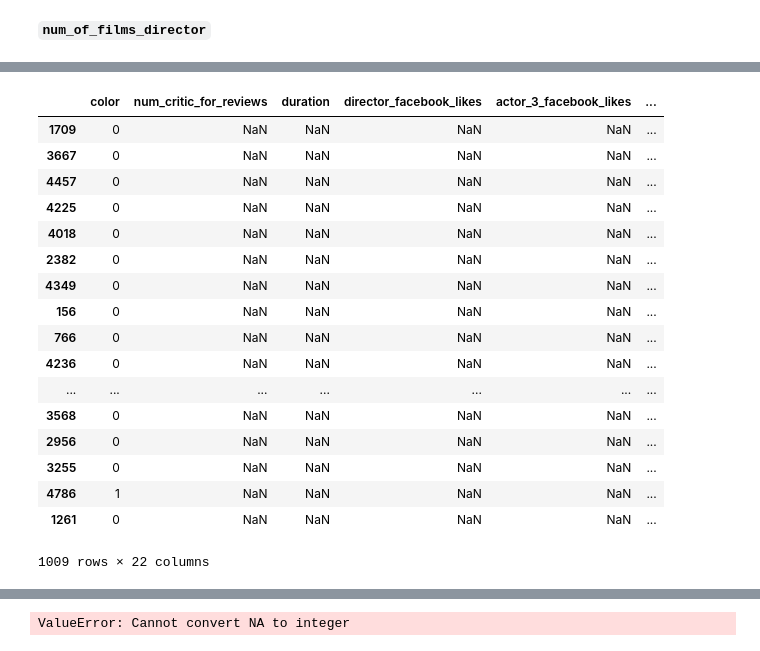
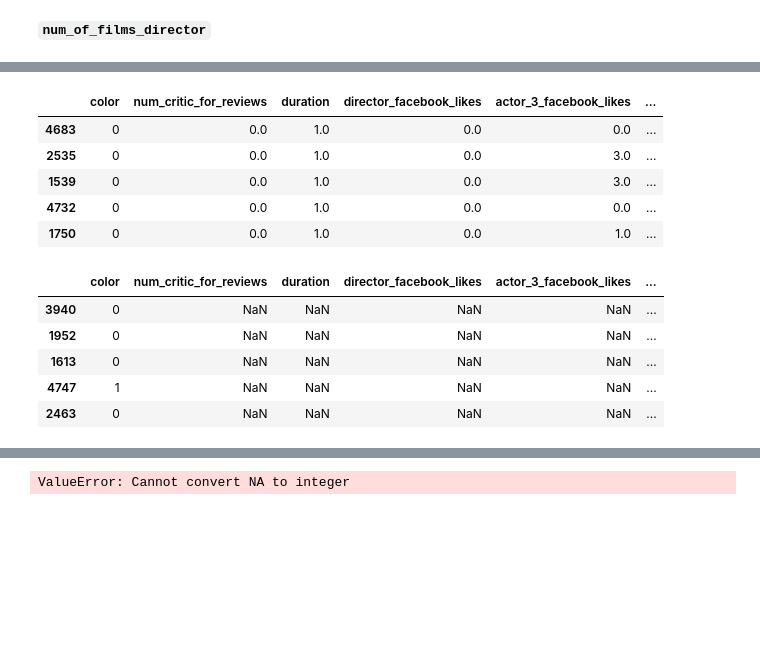
Before and after one commit to jmhummel/IMDb-predictive-analytics, a Jupyter notebook: src/notebook.ipynb, the cells around one changed output, grey strips where cells are left out. Cells and saved outputs as stored; diff of their text form; code cells hidden in the pictures; blank space fills up the shorter version.

Commit message:
Still has major bug causing NaN in most of the test data frame columns

```diff
--- a/src/notebook.ipynb
+++ b/src/notebook.ipynb
@@ -1297,0 +1379,11 @@ train_df.head()
+# %%
+train_df.loc[ train_df['num_voted_users'] <= 9.121500e+03, 'num_voted_users'] = 0
+train_df.loc[(train_df['num_voted_users'] > 9.121500e+03) & (train_df['num_voted_users'] <= 3.472050e+04), 'num_voted_users'] = 1
+train_df.loc[(train_df['num_voted_users'] > 3.472050e+04) & (train_df['num_voted_users'] <= 9.752025e+04), 'num_voted_users'] = 2
+train_df.loc[ train_df['num_voted_users'] > 9.752025e+04, 'num_voted_users'] = 3
+
+test_df.loc[ test_df['num_voted_users'] <= 9.121500e+03, 'num_voted_users'] = 0
+test_df.loc[(test_df['num_voted_users'] > 9.121500e+03) & (test_df['num_voted_users'] <= 3.472050e+04), 'num_voted_users'] = 1
+test_df.loc[(test_df['num_voted_users'] > 3.472050e+04) & (test_df['num_voted_users'] <= 9.752025e+04), 'num_voted_users'] = 2
+test_df.loc[ dataset['num_voted_users'] > 9.752025e+04, 'num_voted_users'] = 3
+train_df.head()
@@ -1334,0 +1428,11 @@ train_df.head()
+# %%
+train_df.loc[ train_df['cast_total_facebook_likes'] <= 1411.25, 'cast_total_facebook_likes'] = 0
+train_df.loc[(train_df['cast_total_facebook_likes'] > 1411.25) & (train_df['cast_total_facebook_likes'] <= 3113), 'cast_total_facebook_likes'] = 1
+train_df.loc[(train_df['cast_total_facebook_likes'] > 3113) & (train_df['cast_total_facebook_likes'] <= 14020.75), 'cast_total_facebook_likes'] = 2
+train_df.loc[ train_df['cast_total_facebook_likes'] > 14020.75, 'cast_total_facebook_likes'] = 3
+
+test_df.loc[ test_df['cast_total_facebook_likes'] <= 1411.25, 'cast_total_facebook_likes'] = 0
+test_df.loc[(test_df['cast_total_facebook_likes'] > 1411.25) & (test_df['cast_total_facebook_likes'] <= 3113), 'cast_total_facebook_likes'] = 1
+test_df.loc[(test_df['cast_total_facebook_likes'] > 3113) & (test_df['cast_total_facebook_likes'] <= 14020.75), 'cast_total_facebook_likes'] = 2
+test_df.loc[ test_df['cast_total_facebook_likes'] > 14020.75, 'cast_total_facebook_likes'] = 3
+train_df.head()
@@ -1371,0 +1477,11 @@ train_df.head()
+# %%
+train_df.loc[ train_df['movie_facebook_likes'] <= 0, 'movie_facebook_likes'] = 0
+train_df.loc[(train_df['movie_facebook_likes'] > 0) & (train_df['movie_facebook_likes'] <= 160), 'movie_facebook_likes'] = 1
+train_df.loc[(train_df['movie_facebook_likes'] > 160) & (train_df['movie_facebook_likes'] <= 3000), 'movie_facebook_likes'] = 2
+train_df.loc[ train_df['movie_facebook_likes'] > 3000, 'movie_facebook_likes'] = 3
+
+test_df.loc[ test_df['movie_facebook_likes'] <= 0, 'movie_facebook_likes'] = 0
+test_df.loc[(test_df['movie_facebook_likes'] > 0) & (test_df['movie_facebook_likes'] <= 160), 'movie_facebook_likes'] = 1
+test_df.loc[(test_df['movie_facebook_likes'] > 160) & (test_df['movie_facebook_likes'] <= 3000), 'movie_facebook_likes'] = 2
+test_df.loc[ test_df['movie_facebook_likes'] > 3000, 'movie_facebook_likes'] = 3
+train_df.head()
@@ -1409,24 +1515,28 @@ train_df.head()
+# %%
+train_df.loc[ train_df['num_of_films_director'] <= 1, 'num_of_films_director'] = 0
+train_df.loc[(train_df['num_of_films_director'] > 1) & (train_df['num_of_films_director'] <= 2), 'num_of_films_director'] = 1
+train_df.loc[ train_df['num_of_films_director'] > 2, 'num_of_films_director'] = 2
+
+test_df.loc[ test_df['num_of_films_director'] <= 1, 'num_of_films_director'] = 0
+test_df.loc[(test_df['num_of_films_director'] > 1) & (test_df['num_of_films_director'] <= 2), 'num_of_films_director'] = 1
+test_df.loc[ test_df['num_of_films_director'] > 2, 'num_of_films_director'] = 2
+train_df.head()
+# %% [output]
+|  | color | num_critic_for_reviews | duration | director_facebook_likes | actor_3_facebook_likes | ... |
+| 4683 | 0 | 0.0 | 1.0 | 0.0 | 0.0 | ... |
+| 2535 | 0 | 0.0 | 1.0 | 0.0 | 3.0 | ... |
+| 1539 | 0 | 0.0 | 1.0 | 0.0 | 3.0 | ... |
+| 4732 | 0 | 0.0 | 1.0 | 0.0 | 0.0 | ... |
+| 1750 | 0 | 0.0 | 1.0 | 0.0 | 1.0 | ... |
 # %%
-test_df
+test_df.head()
 # %% [output]
 |  | color | num_critic_for_reviews | duration | director_facebook_likes | actor_3_facebook_likes | ... |
-| 1709 | 0 | NaN | NaN | NaN | NaN | ... |
-| 3667 | 0 | NaN | NaN | NaN | NaN | ... |
-| 4457 | 0 | NaN | NaN | NaN | NaN | ... |
-| 4225 | 0 | NaN | NaN | NaN | NaN | ... |
-| 4018 | 0 | NaN | NaN | NaN | NaN | ... |
-| 2382 | 0 | NaN | NaN | NaN | NaN | ... |
-| 4349 | 0 | NaN | NaN | NaN | NaN | ... |
-| 156 | 0 | NaN | NaN | NaN | NaN | ... |
-| 766 | 0 | NaN | NaN | NaN | NaN | ... |
-| 4236 | 0 | NaN | NaN | NaN | NaN | ... |
-| ... | ... | ... | ... | ... | ... | ... |
-| 3568 | 0 | NaN | NaN | NaN | NaN | ... |
-| 2956 | 0 | NaN | NaN | NaN | NaN | ... |
-| 3255 | 0 | NaN | NaN | NaN | NaN | ... |
-| 4786 | 1 | NaN | NaN | NaN | NaN | ... |
-| 1261 | 0 | NaN | NaN | NaN | NaN | ... |
+| 3940 | 0 | NaN | NaN | NaN | NaN | ... |
+| 1952 | 0 | NaN | NaN | NaN | NaN | ... |
+| 1613 | 0 | NaN | NaN | NaN | NaN | ... |
+| 4747 | 1 | NaN | NaN | NaN | NaN | ... |
+| 2463 | 0 | NaN | NaN | NaN | NaN | ... |
-1009 rows × 22 columns
 # %%
 incomplete = train_df.columns[pd.isnull(train_df).any()].tolist()
 train_df[incomplete].info()
```
Also changed, not shown: parts of 100 cells of this notebook.
